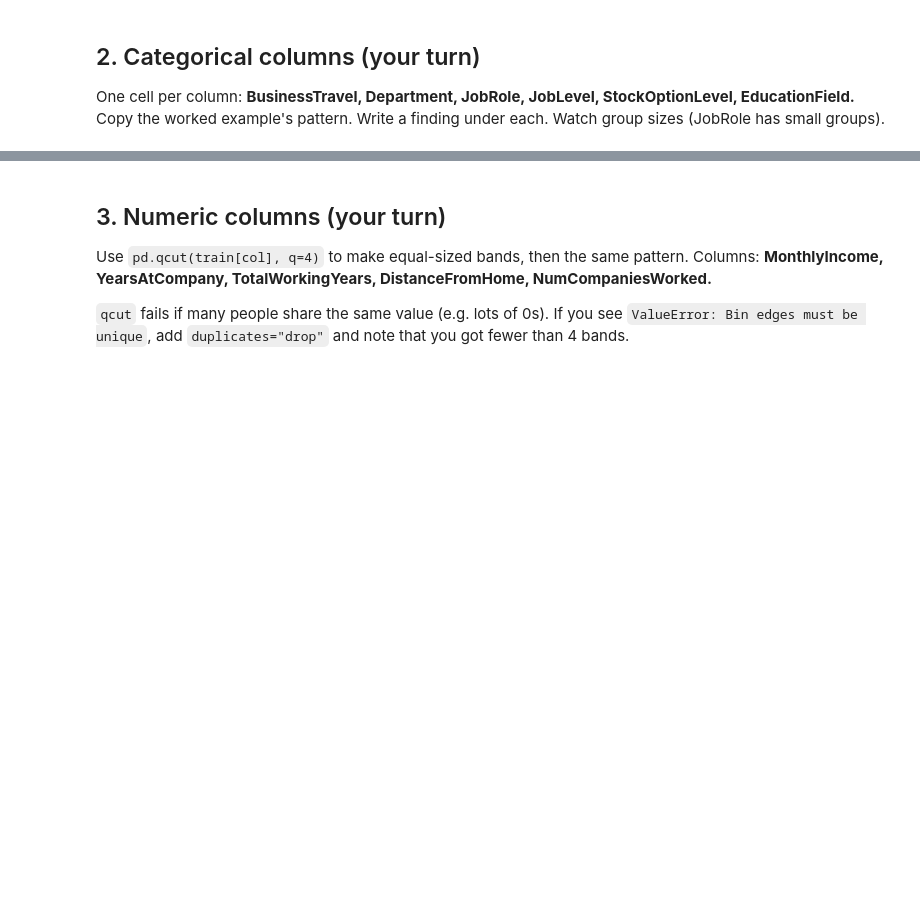
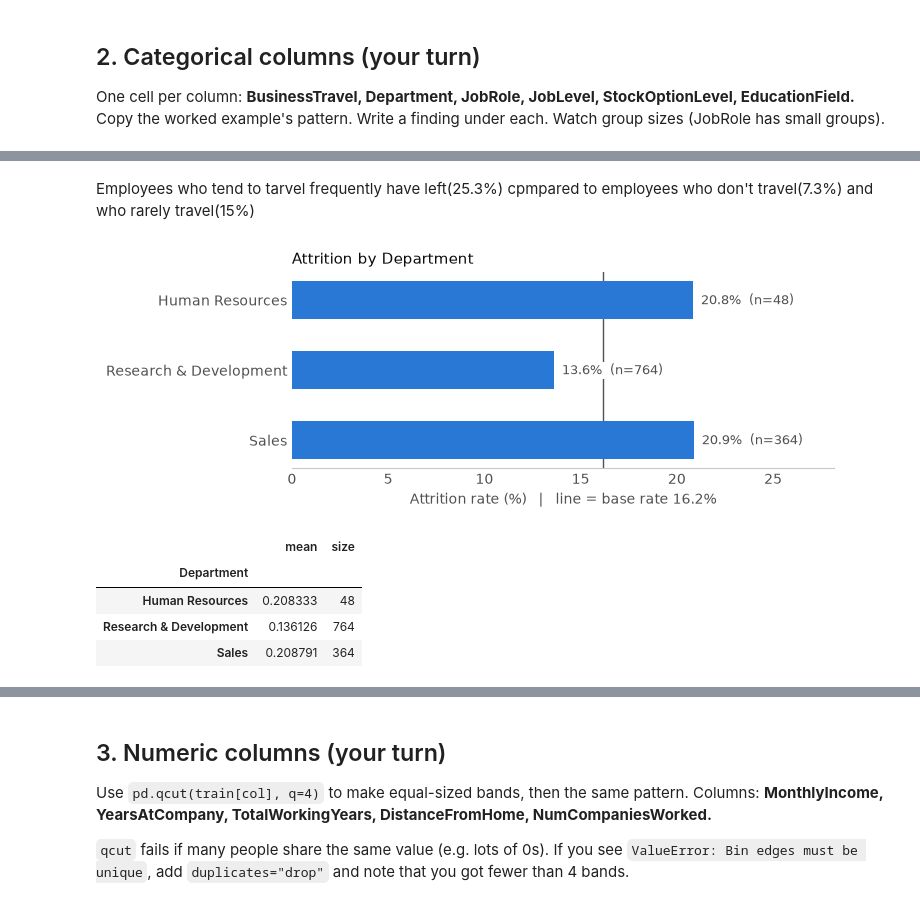
Before and after one commit to ShreeRohitt/ai-workbench, a Jupyter notebook: projects/03-attrition-model/notebooks/01_eda.ipynb, the cells around one changed output, grey strips where cells are left out. Drawn from its saved outputs; the diff is of its cells as text; code cells hidden in the pictures; blank space fills up the shorter version.

```diff
--- a/projects/03-attrition-model/notebooks/01_eda.ipynb
+++ b/projects/03-attrition-model/notebooks/01_eda.ipynb
@@ -46,0 +64,15 @@ Copy the worked example's pattern. Write a finding under each. Watch group sizes
+# %% [markdown]
+Employees who tend to tarvel frequently have left(25.3%) cpmpared to employees who don't travel(7.3%) and who rarely travel(15%)
+# %%
+# Department
+table = train.groupby("Department")[TARGET].agg(["mean", "size"])
+plot_rate_table(table, "Attrition by Department", base_rate)
+plt.show()
+table
+# %% [output]
+[figure, added]
+|  | mean | size |
+| Department |  |  |
+| Human Resources | 0.208333 | 48 |
+| Research & Development | 0.136126 | 764 |
+| Sales | 0.208791 | 364 |
```
Also changed, not shown: parts of 49 cells of this notebook.
